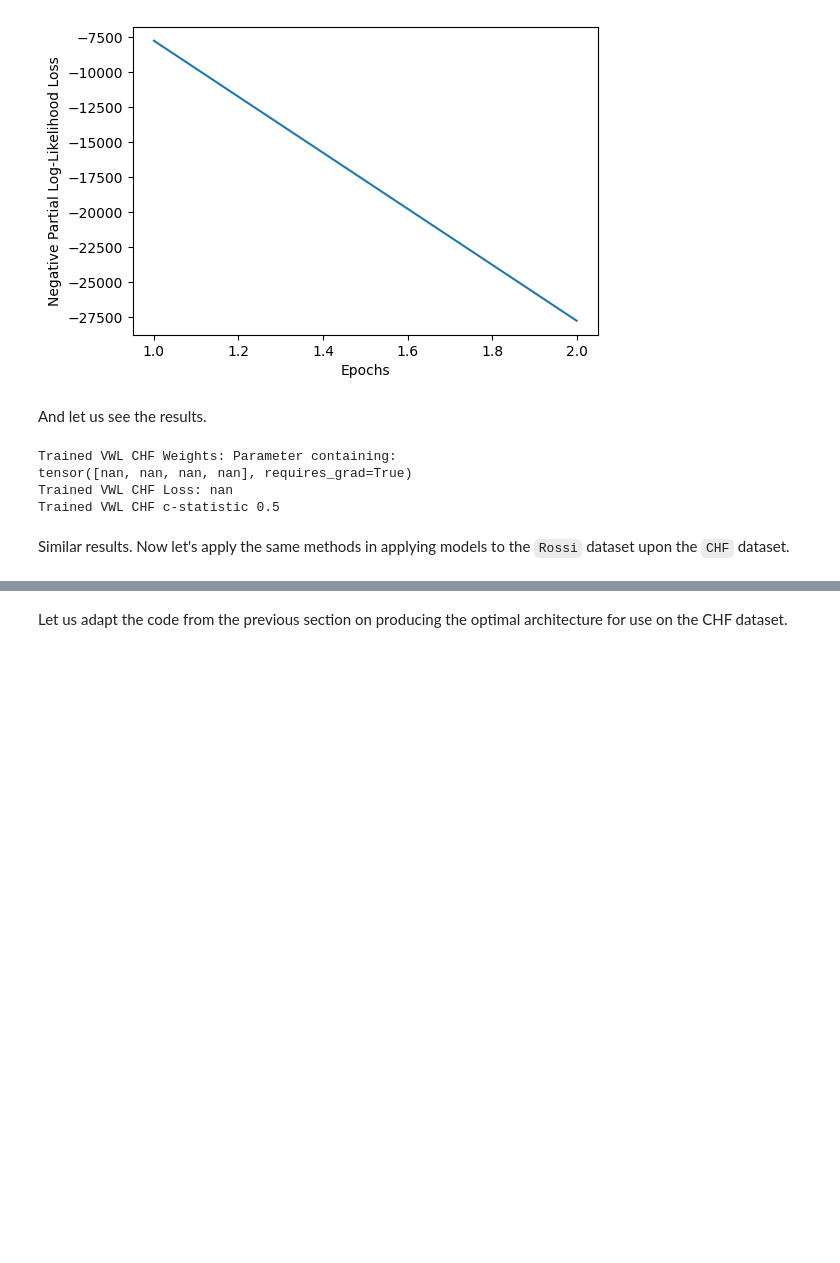
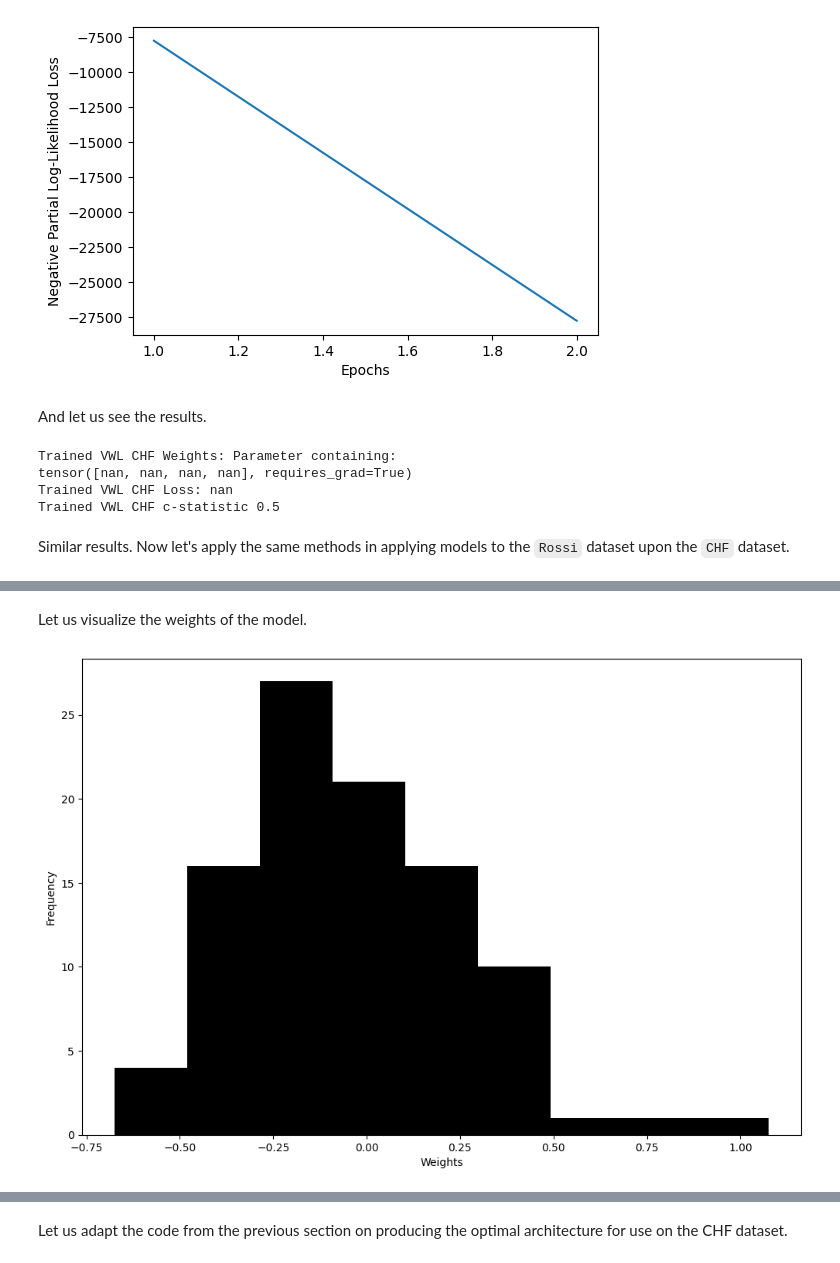
Before and after one commit to omariosc/survival-analysis, a Jupyter notebook: code.ipynb, the cells around one changed output, grey strips where cells are left out. Saved outputs shown, nothing was run; the diff lists cells and outputs as text; code cells hidden in the pictures; blank space fills up the shorter version.

```diff
--- a/code.ipynb
+++ b/code.ipynb
@@ -1678,0 +1644,11 @@ Loss before training: tensor([-5244.8428], grad_fn=<MulBackward0>)
+# %% [markdown]
+Let us visualize the weights of the model.
+# %%
+# Plot histogram of weights
+chf_snn_weights = chf_snn.return_weights()
+plt.hist(chf_snn_weights, bins=int(np.sqrt(len(chf_snn_weights))), color='black')
+plt.xlabel('Weights')
+plt.ylabel('Frequency')
+plt.show()
+# %% [output]
+[figure, added]
```
Also changed, not shown: parts of 53 cells of this notebook.
